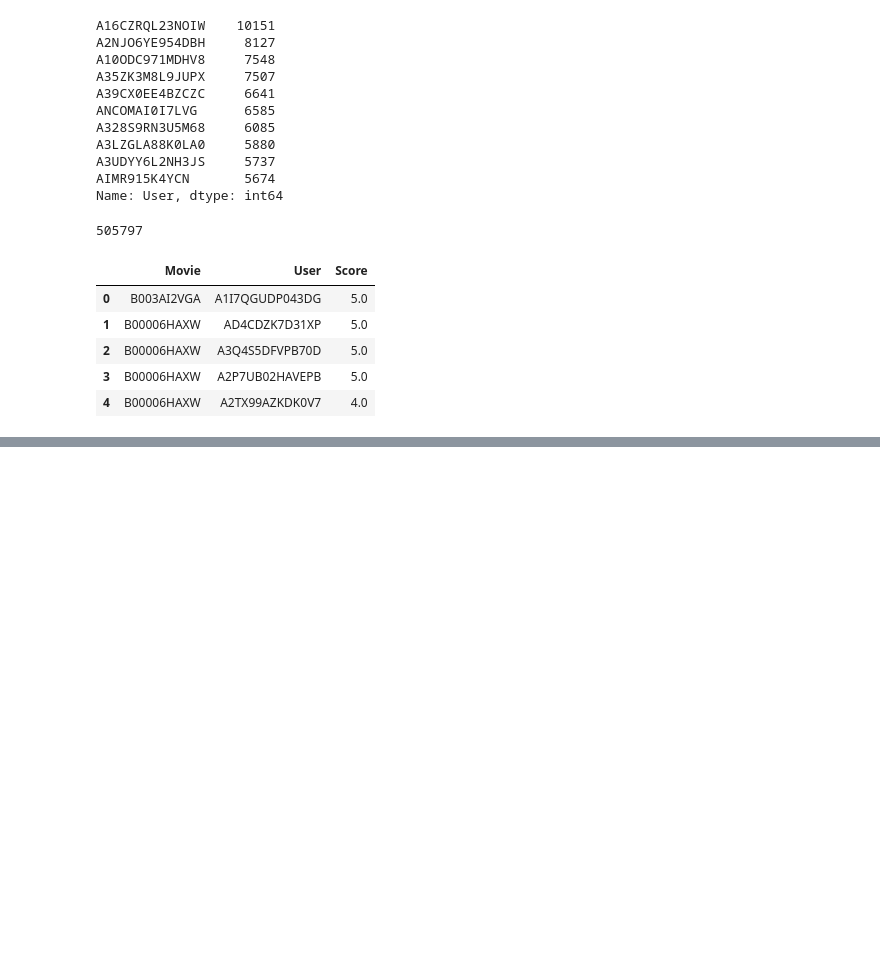
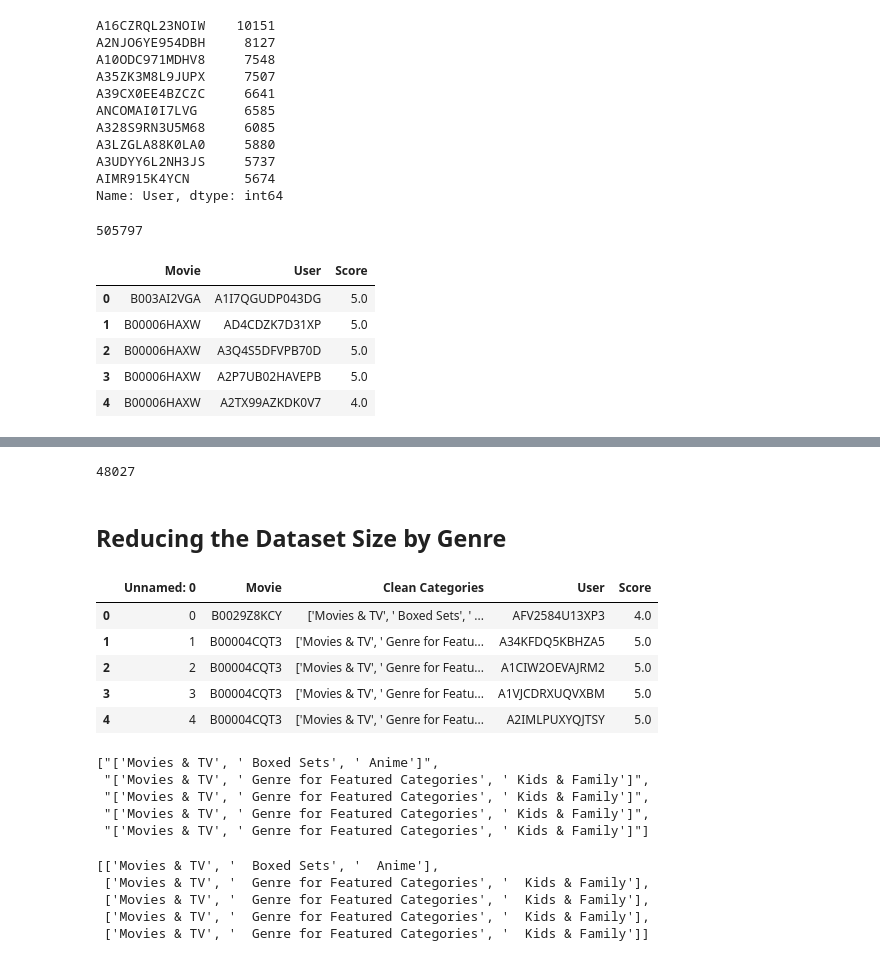
Before and after one commit to corey0211/MRWP-movie-reviews-project, a Jupyter notebook: Group Project MRWP.ipynb, the cells around one changed output, grey strips where cells are left out. Drawn from its saved outputs; the diff is of its cells as text; code cells hidden in the pictures; blank space fills up the shorter version.

```diff
--- a/Group Project MRWP.ipynb
+++ b/Group Project MRWP.ipynb
@@ -325,0 +315,5 @@ small_df.to_csv('1%SampleDataset.csv')
+# %%
+small_df = complete_df.sample(frac=0.01, random_state=1)
+len(small_df)
+# %% [output]
+48027
@@ -325,0 +322,13 @@ small_df.to_csv('1%SampleDataset.csv')
+# %% [markdown]
+## Reducing the Dataset Size by Genre
+# %%
+all_data = pd.read_csv("CompleteDataWithGenres.csv")
+# %%
+all_data.head()
+# %% [output]
+|  | Unnamed: 0 | Movie | Clean Categories | User | Score |
+| 0 | 0 | B0029Z8KCY | ['Movies & TV', ' Boxed Sets', ' ... | AFV2584U13XP3 | 4.0 |
+| 1 | 1 | B00004CQT3 | ['Movies & TV', ' Genre for Featu... | A34KFDQ5KBHZA5 | 5.0 |
+| 2 | 2 | B00004CQT3 | ['Movies & TV', ' Genre for Featu... | A1CIW2OEVAJRM2 | 5.0 |
+| 3 | 3 | B00004CQT3 | ['Movies & TV', ' Genre for Featu... | A1VJCDRXUQVXBM | 5.0 |
+| 4 | 4 | B00004CQT3 | ['Movies & TV', ' Genre for Featu... | A2IMLPUXYQJTSY | 5.0 |
@@ -325,0 +337,8 @@ small_df.to_csv('1%SampleDataset.csv')
+# %%
+the_movies[:5]
+# %% [output]
+["['Movies & TV', ' Boxed Sets', ' Anime']",
+ "['Movies & TV', ' Genre for Featured Categories', ' Kids & Family']",
+ "['Movies & TV', ' Genre for Featured Categories', ' Kids & Family']",
+ "['Movies & TV', ' Genre for Featured Categories', ' Kids & Family']",
+ "['Movies & TV', ' Genre for Featured Categories', ' Kids & Family']"]
@@ -325,0 +350,8 @@ small_df.to_csv('1%SampleDataset.csv')
+# %%
+ctg[:5]
+# %% [output]
+[['Movies & TV', '  Boxed Sets', '  Anime'],
+ ['Movies & TV', '  Genre for Featured Categories', '  Kids & Family'],
+ ['Movies & TV', '  Genre for Featured Categories', '  Kids & Family'],
+ ['Movies & TV', '  Genre for Featured Categories', '  Kids & Family'],
+ ['Movies & TV', '  Genre for Featured Categories', '  Kids & Family']]
```
Also changed, not shown: parts of 75 cells of this notebook.
